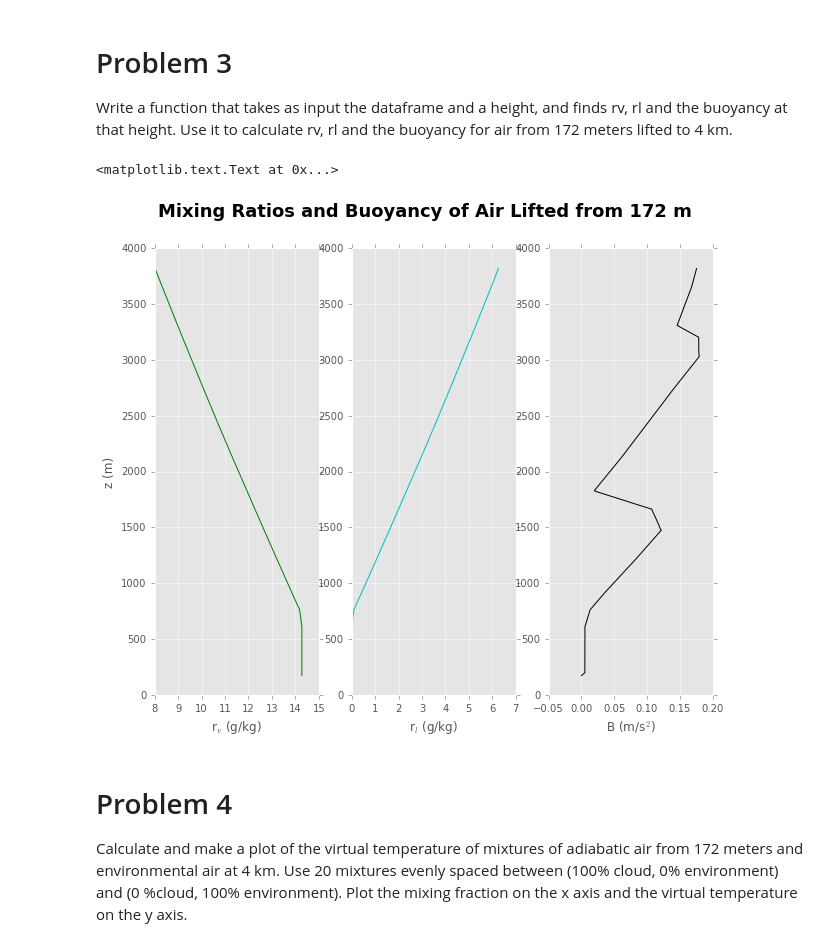
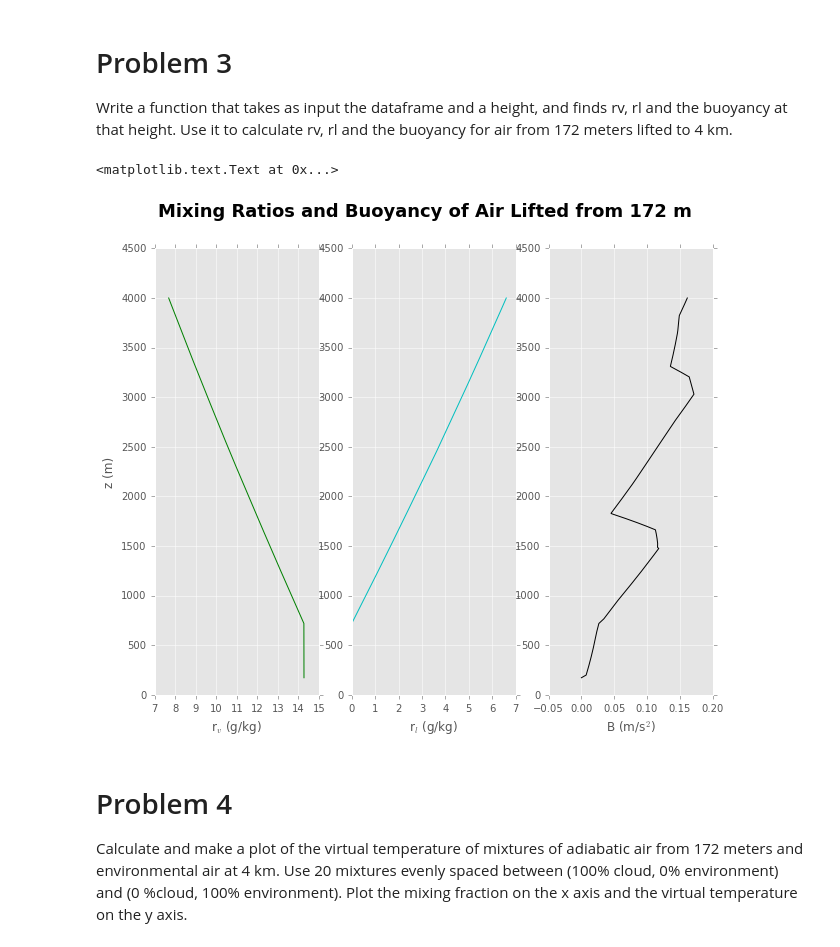
Before and after one commit to tc637/A405, a Jupyter notebook: notebooks/final_problem_tim1.ipynb, the cells around one changed output. Cells and saved outputs as stored; diff of their text form; code cells hidden in the pictures.

Commit message:
second commit of final_problem_tim1.ipynb, finished draft

```diff
--- a/notebooks/final_problem_tim1.ipynb
+++ b/notebooks/final_problem_tim1.ipynb
@@ -63,8 +63,6 @@ fig.suptitle("Temperture and Dewpoint Soundings", fontsize=18, fontweight="bold"
 
 redraw your problem 1 figure, adding the moist adiabat for the lowest point (172 meters)
 # %%
-from a405thermo.thermlib import find_Tmoist
-
 # calculate thetae of bottom point
 parc_td = df_bottom["dwpt"][0] + c.Tc # K
 parc_temp = df_bottom["temp"][0] + c.Tc # K
@@ -73,12 +71,10 @@ parc_pres = df_bottom["pres"][0]*100. # Pa
 rt = find_rsat(parc_td, parc_pres) # kg/kg
 thetae = find_thetaet(parc_td, rt, parc_temp, parc_pres) # K
 
-# calculate temperatures along moist adiabat
-
+# calculate temperatures along true adiabat
 moist_temps = []
 for pres in df_bottom["pres"]:
-    #temps, rv, rl = tinvert_thetae(thetae, rt, pres*100)
-    temps = find_Tmoist(thetae, pres*100)
+    temps, rv, rl = tinvert_thetae(thetae, rt, pres*100)
     moist_temps.append(temps - c.Tc)
 
 # replot temperature and dewpoint soundings, with moist adiabat
@@ -90,6 +86,6 @@ ax1.set_xlabel(r"Dewpoint ($^o$C)")
 ax2.set_xlabel(r"Temperature ($^o$C)")
 ax2.legend(loc="upper right")
 ax1.set_ylabel("z (m)")
-fig.suptitle("As in Problem 1, with Moist Adiabat Added for Lowest Point", fontsize=18, fontweight="bold")
+fig.suptitle("As in Problem 1, with True Adiabat Added for Lowest Point", fontsize=18, fontweight="bold")
 # %% [output]
 <matplotlib.text.Text at 0x...>
@@ -100,17 +96,21 @@ fig.suptitle("As in Problem 1, with Moist Adiabat Added for Lowest Point", fonts
 Write a function that takes as input the dataframe and a height, and finds rv, rl and the buoyancy at that
 height.   Use it to calculate rv, rl and the buoyancy for air from 172 meters lifted to 4 km.
 # %%
-def calc_buoy(df_sounding, height, check_height=False):
-    """Calculates the buoyancy, and vapor and liquid mixing ratios of a parcel from a dataframe
+from scipy.interpolate import interp1d
+from a405thermo.thermlib import find_rvrl
+
+def calc_buoy(df_sounding, height, check_height=False, unsat_atmos=True):
+    """Calculates the buoyancy, and vapor and liquid mixing ratios of a parcel and its environment from a dataframe
 
     Inputs:
         df_sounding (dataframe) - dataframe of sounding, with columns "pres" [hPa], "hght" [m], "temp" [oC], "dwpt" [oC]
         height (float) - altitude of parcel [m]
         check_height (boolean) - optional, decide whether or not to output sounding height, default is False
+        unsat_atmos (boolean) - optional, decide whether or not rl_env = 0., default is True
 
     Outputs:
-        rv (float) - vapour mixing ratio [kg/kg] at that altitude
-        rl (float) - liquid mixing ratio [kg/kg] at that altitude
+        rv (tuple of floats) - vapour mixing ratio [kg/kg] at that altitude; (environment, adiabatic lift from bottom)
+        rl (tupe of floats) - liquid mixing ratio [kg/kg] at that altitude; (environment, adiabatic lift from bottom)
         buoy (float) - buoyancy of the parcel [m/s^2] at that altitude
     """
 
@@ -127,49 +127,75 @@ def calc_buoy(df_sounding, height, check_height=False):
     rt = find_rsat(bot_td, bot_pres) # kg/kg
     thetae = find_thetaet(bot_td, rt, bot_temp, bot_pres) # K
 
-    # find temp, rv and rl at input height
-    temp, rv, rl = tinvert_thetae(thetae, rt, df_sounding["pres"][parcel_ind]*100)
+    # find temp, rv and rl for parcel
+    pres = df_sounding["pres"][parcel_ind]*100 # Pa
+    temp_adia, rv_adia, rl_adia = tinvert_thetae(thetae, rt, pres)
+
+    # find temp, rv and rl for environmental sounding
+    temp_env = df_sounding["temp"][parcel_ind] + c.Tc # K
+
+    if unsat_atmos:
+        rv_env = find_rsat(df_sounding["dwpt"][parcel_ind]+c.Tc, pres)
+        rl_env = 0.
+    else:
+        rv_env, rl_env = find_rvrl(temp_env, rt, pres)
 
     # calculate virtual temperatures
-    Tv_parc = temp*(1 + c.eps*rv - rl)
-    Tv_env = (df_sounding["temp"][parcel_ind] + c.Tc)*(1 + c.eps*rv - rl)
+    Tv_adia = temp_adia*(1 + c.eps*rv_adia - rl_adia)
+    Tv_env = temp_env*(1 + c.eps*rv_env - rl_env)
 
     # calculate buoyancy
-    buoy = c.g0*((Tv_parc - Tv_env)/Tv_env)
+    buoy = c.g0*((Tv_adia - Tv_env)/Tv_env)
+
+    rv = (rv_env, rv_adia)
+    rl = (rl_env, rl_adia)
 
     return(rv, rl, buoy)
 
+# interpolate values
+f_temp = interp1d(df_sounding["hght"], df_sounding["temp"])
+f_pres = interp1d(df_sounding["hght"], df_sounding["pres"])
+f_dwpt = interp1d(df_sounding["hght"], df_sounding["dwpt"])
+
+interp_heights = np.linspace(172, 5000, 10000)
+interp_temp = f_temp(interp_heights)
+interp_dwpt = f_dwpt(interp_heights)
+interp_pres = f_pres(interp_heights)
+
+# make new df of interpolated values
+the_dict = {"pres":interp_pres, "hght":interp_heights, "temp":interp_temp, "dwpt":interp_dwpt}
+df_new = pd.DataFrame(the_dict)
 
 top_height = 4000 # m
-heights = df_sounding["hght"][df_sounding["hght"] < top_height]
+height_ind = np.searchsorted(interp_heights, top_height)
+heights = df_new["hght"][0:height_ind+1]
 
 # compute rv, rl and buoy at each height
 rvs = []
 rls = []
 buoys = []
 
 for each_height in heights:
-    rv, rl, buoy = calc_buoy(df_sounding, each_height)
-    rvs.append(rv*1000) # g/kg
-    rls.append(rl*1000) # g/kg
+    (rv_env,rv_adia), (rl_env,rl_adia), buoy = calc_buoy(df_new, each_height)
+    rvs.append(rv_adia*1000) # g/kg
+    rls.append(rl_adia*1000) # g/kg
     buoys.append(buoy) # m/s^2
 
-# plot rv, rl and buoy soundings
+# plot rv, rl and buoy soundings (for parcel lifted from 172 m)
 fig, (ax1,ax2,ax3) = plt.subplots(1,3,figsize=(10,8))
 ax1.plot(rvs, heights, "-g")
 ax2.plot(rls, heights, "-c")
 ax3.plot(buoys, heights, "-k")
-
 
 ax1.set_xlabel(r"r$_v$ (g/kg)")
 ax2.set_xlabel(r"r$_l$ (g/kg)")
 ax3.set_xlabel(r"B (m/s$^2$)")
 
 ax1.set_ylabel("z (m)")
 fig.suptitle("Mixing Ratios and Buoyancy of Air Lifted from 172 m", fontsize=18, fontweight="bold")
 # %% [output]
 <matplotlib.text.Text at 0x...>
-[figure, old version]
+[figure, new version]
 # %% [markdown]
 # Problem 4
 
```
Also changed, not shown: parts of 3 cells of this notebook.
